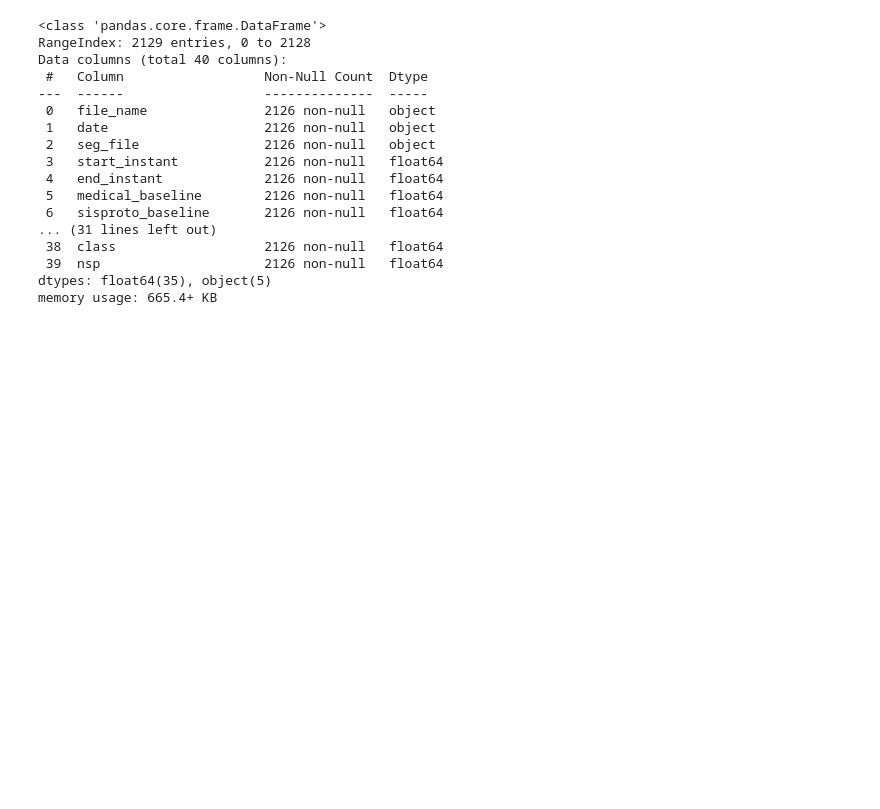
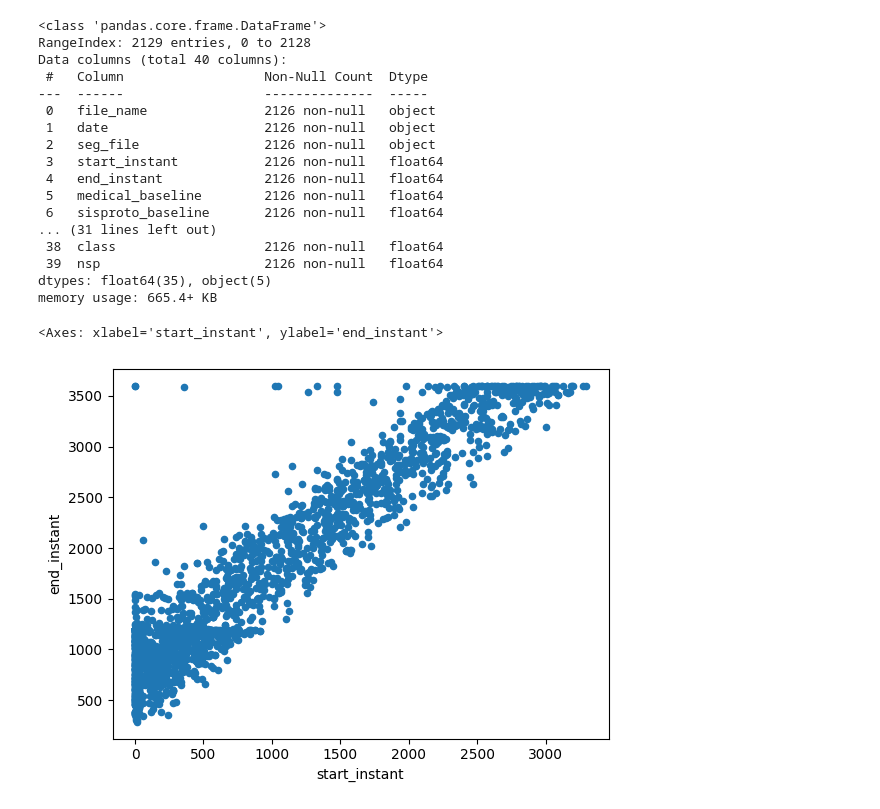
Before and after one commit to S-furi/CardioML, a Jupyter notebook: notebooks/cardio_ml.ipynb, the cells around one changed output. Drawn from its saved outputs; the diff is of its cells as text; code cells hidden in the pictures; blank space fills up the shorter version.

Commit message:
added first scatter

```diff
--- a/notebooks/cardio_ml.ipynb
+++ b/notebooks/cardio_ml.ipynb
@@ -84,3 +84,8 @@ Data columns (total 40 columns):
  39  nsp                     2126 non-null   float64
 dtypes: float64(35), object(5)
 memory usage: 665.4+ KB
+# %%
+raw_df.plot.scatter(x="start_instant", y="end_instant")
+# %% [output]
+<Axes: xlabel='start_instant', ylabel='end_instant'>
+[figure, added]
```
